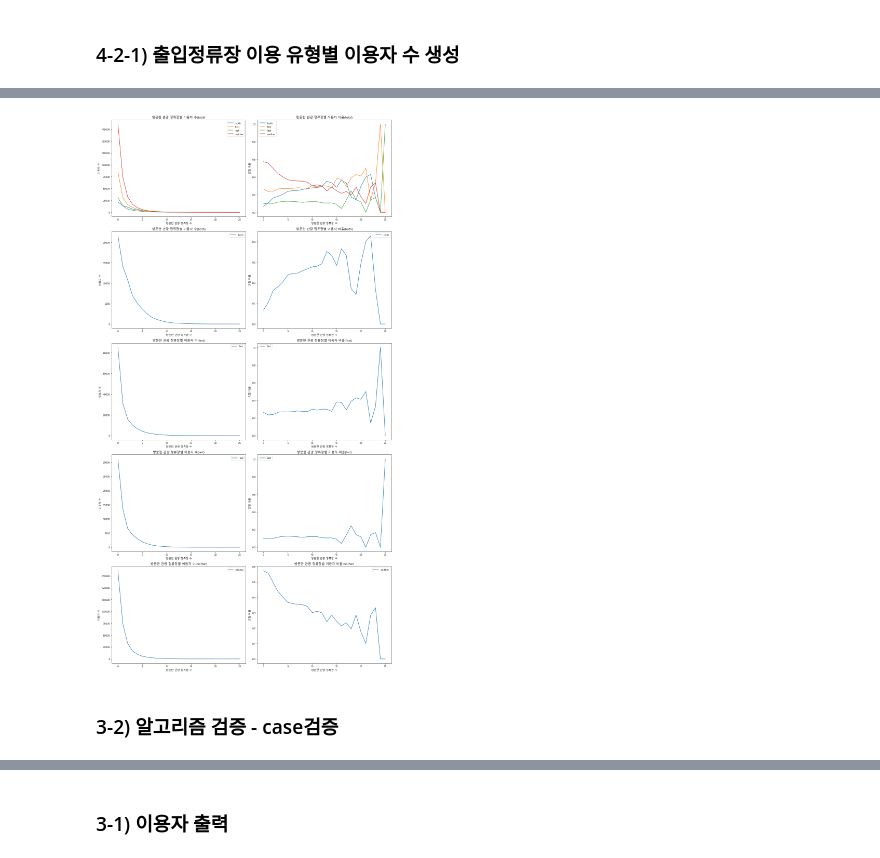
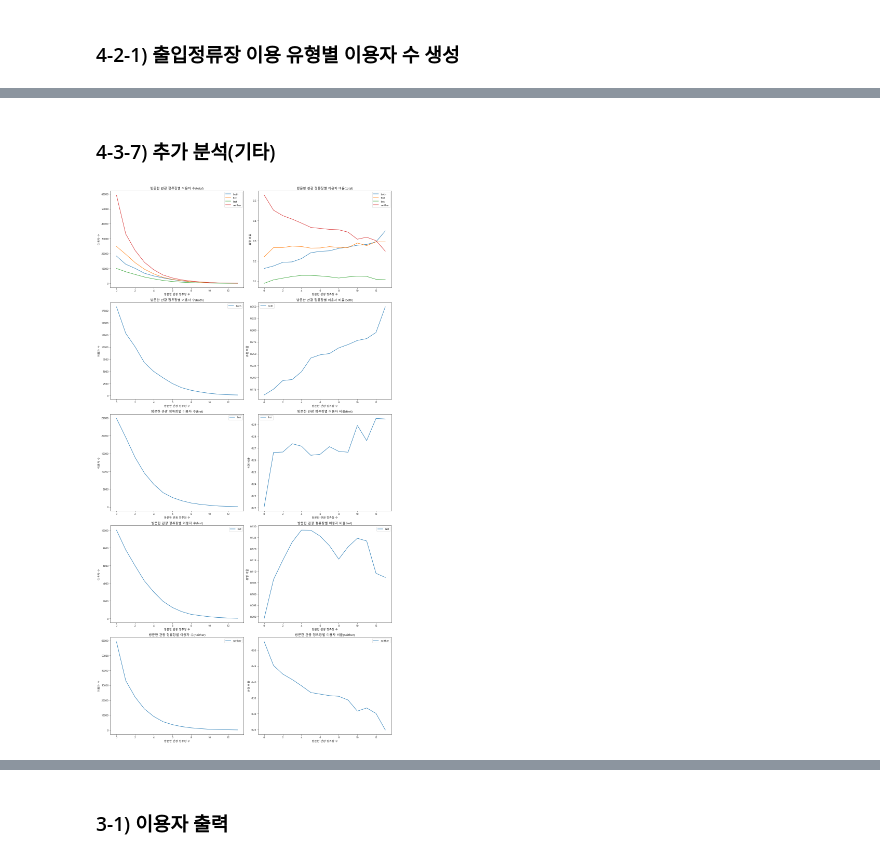
Before and after one commit to hoonisone/2020_jeju-bus-tag_data-analysis, a Jupyter notebook: main/1. 데이터 전처리/1. 이용자&정류장 추출.ipynb, the cells around one changed output, grey strips where cells are left out. Saved outputs shown, nothing was run; the diff lists cells and outputs as text; code cells hidden in the pictures.

Commit message:
finish analysis for usage_ratio

```diff
--- a/main/1. 데이터 전처리/1. 이용자&정류장 추출.ipynb
+++ b/main/1. 데이터 전처리/1. 이용자&정류장 추출.ipynb
@@ -851 +915,3 @@ for i, t in enumerate(type_list):
+# %%
+bus_count_df = get_count_df(user_df, "tour_count", "count")
 # %% [markdown]
@@ -858,9 +924,17 @@ df_list = []
 target_column = "period"
 result_columns = []
 term = 2
-for i in range(0, df["tour_station_count"].max(), term):
-    df_list.append(df[(i <= user_df["tour_station_count"]) & (df["tour_station_count"] < i+term)])
-    result_columns.append(str(i)+"~"+str(i+term-1))
 
-stay_period_df = get_ratio_df_from_all_df(df_list, "period", result_columns)
-stay_period_df
+max_tour_count = bus_count_df[bus_count_df["count"]>200]["tour_count"].max()
+
+# for i in range(0, max_tour_count, term):
+#     df_list.append(df[(i <= df["tour_count"]) & (df["tour_count"] < i+term)])
+#     result_columns.append(str(i)+"~"+str(i+term-1))
+
+for i in range(0, max_tour_count, term):
+    df_list.append(df[i <= df["tour_count"]])
+    result_columns.append(str(i)+"~")
+
+
+bus_stay_period_df = get_ratio_df_from_all_df(df_list, target_column, result_columns)
+bus_stay_period_df
@@ -866,0 +959,4 @@ stay_period_df
+# %%
+# 통계 데이터와 병합
+merged_stay_period_df = pd.merge(bus_stay_period_df, jeju_stay_period_df, on="period", how="inner")
+merged_stay_period_df
@@ -879,0 +1019,10 @@ draw_bar_graph_from_df_by_all_columns(df, "period", y_columns, titles, "period",
+# %%
+# 전체 이용자 및 4가지 유형별 이용자에 대한 유사도 계산 및 출력
+type_list = list(merged_stay_period_df.columns)
+remove_elements = ["period", "domestic_tourist", "foreign_tourist", "total_tourist"]
+for element in remove_elements:
+    type_list.remove(element)
+
+for i, t in enumerate(type_list):
+    intersector_ratio = how_much_overlap(merged_stay_period_df, "total_tourist", t)
+    print("%13s intersection ratio = %f.3"% (t, intersector_ratio));
@@ -880,3 +1038,5 @@ draw_bar_graph_from_df_by_all_columns(df, "period", y_columns, titles, "period",
+# %% [markdown]
+### 4-3-7) 추가 분석(기타)
 # %%
 def draw_tour_visit_analysis_graph(user_df):
     # 데이터 분석
@@ -887,12 +1047,12 @@ def draw_tour_visit_analysis_graph(user_df):
         count_values[column] = []
         ratio_values[column] = []
 
-    max_visit = int(user_df["tour_station_count"].max())
+    max_visit = int(user_df["tour_count"].max())
     for i in range(max_visit):
-        sample_df = user_df[(i <=user_df["tour_station_count"]) & (user_df["tour_station_count"] <= i+1)]
+        sample_df = user_df[(i <=user_df["tour_count"]) & (user_df["tour_count"] <= i+1)]
         total_count = len(sample_df)
         for column in columns:
-            count = len(sample_df[sample_df[column] == True])
+            count = len(sample_df[sample_df["case"] == column])
             count_values[column].append(count)
             ratio_values[column].append(count/total_count)
 
@@ -910,34 +1070,35 @@ def draw_tour_visit_analysis_graph(user_df):
 
     # 그래프 - 유형별 그래프
     plt.subplot(5, 2, 2)
     for idx, column in enumerate(columns):
         plt.plot(list(range(0, max_visit, 1)), ratio_values[column])
         plt.legend(columns, loc = 0)
         plt.title('방문한 관광 정류장별 이용자 비율({})'.format("total"))
         plt.xlabel("방문한 관광 정류장 수")
         plt.ylabel("유형 비율")
 
     for idx, column in enumerate(columns):
 
         plt.subplot(5, 2, 2*(idx)+3)
         plt.plot(list(range(0, max_visit, 1)), count_values[column])
         plt.legend([columns[idx]], loc = 0)
         plt.title('방문한 관광 정류장별 이용자 수({})'.format(column))
         plt.xlabel("방문한 관광 정류장 수")
         plt.ylabel("이용자 수")
 
         plt.subplot(5, 2, 2*(idx)+4)
         plt.plot(list(range(0, max_visit, 1)), ratio_values[column])
         plt.legend([columns[idx]], loc = 0)
         plt.title('방문한 관광 정류장별 이용자 비율({})'.format(column))
         plt.xlabel("방문한 관광 정류장 수")
         plt.ylabel("유형 비율")
     plt.tight_layout()
     return plt
 
-plt = draw_tour_visit_analysis_graph(user_df[user_df["period"]<15])
+df = user_df
+df = df[(2<=df["period"]) & (df["period"]<=15)] # 통계 자료가 보여주는 체류기간 내에서만 분석한다.
+df = df[df["tour_count"]<15] # 방문 횟수가 15회를 넘어가면 이용자 수가 매우 적어 노이즈가 될 수 있다.
+plt = draw_tour_visit_analysis_graph(df)
 plt.show()
 # %% [output]
-[figure, old version]
+[figure, new version]
-# %% [markdown]
-### 3-2) 알고리즘 검증 - case검증
```
Also changed, not shown: parts of 54 cells of this notebook.
